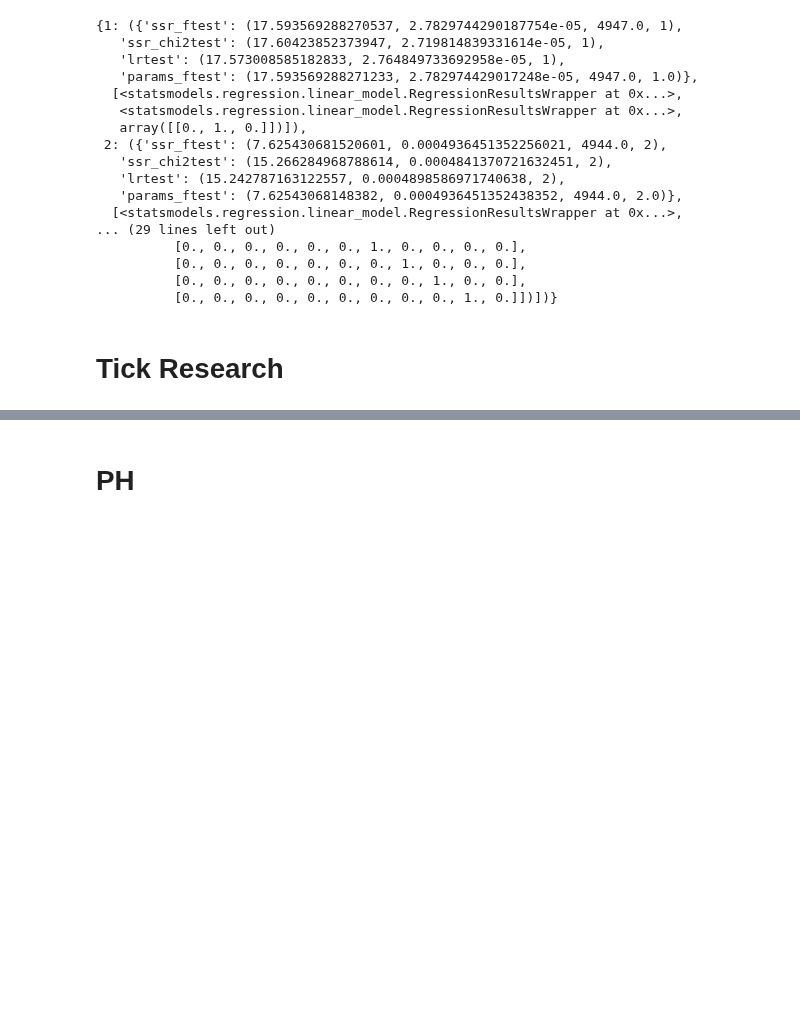
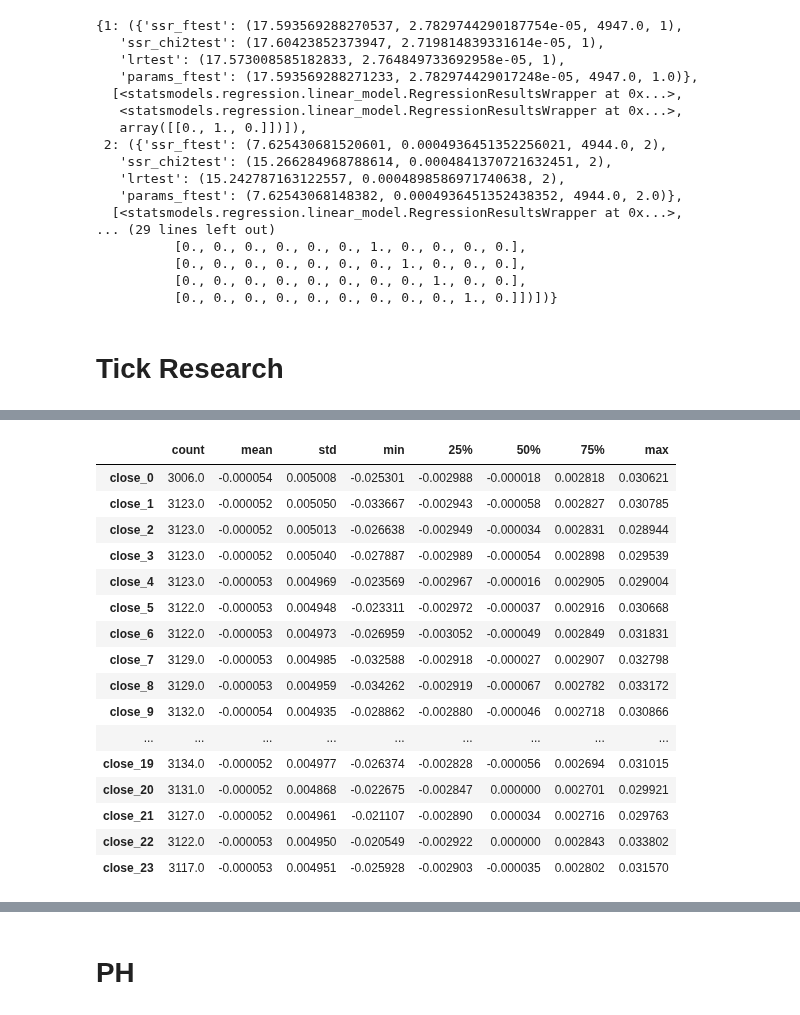
Before and after one commit to aliquid-novi/Strategies, a Jupyter notebook: lets get it/General Research.ipynb, the cells around one changed output, grey strips where cells are left out. Cells and saved outputs as stored; diff of their text form; code cells hidden in the pictures; blank space fills up the shorter version.

```diff
--- a/lets get it/General Research.ipynb
+++ b/lets get it/General Research.ipynb
@@ -944,0 +965,2 @@ parameter F test:         F=4.8634  , p=0.0002  , df_denom=4935, df_num=5
+# %%
+EURUSD['datetime'] = pd.to_datetime(EURUSD.index)
@@ -944,0 +984,39 @@ parameter F test:         F=4.8634  , p=0.0002  , df_denom=4935, df_num=5
+# %%
+# Extract the hour from the datetime
+EURUSD['hour'] = EURUSD['datetime'].dt.hour
+
+# Create a dictionary to hold each hour's DataFrame
+hourly_dfs = {}
+
+# Group by the hour and store each group
+for hour, group in EURUSD.groupby('hour'):
+    hourly_dfs[hour] = group
+# %%
+combined_df = pd.DataFrame()
+# %%
+for hour in hourly_dfs.keys():
+    # print(hour)
+    df = pd.DataFrame(hourly_dfs[hour]['close'].pct_change().describe())
+    df = df.rename(columns = {'close' : f'close_{hour}'})
+    combined_df = pd.concat([combined_df, df], axis = 1)
+combined_df = combined_df.T
+# %%
+combined_df
+# %% [output]
+|  | count | mean | std | min | 25% | 50% | 75% | max |
+| close_0 | 3006.0 | -0.000054 | 0.005008 | -0.025301 | -0.002988 | -0.000018 | 0.002818 | 0.030621 |
+| close_1 | 3123.0 | -0.000052 | 0.005050 | -0.033667 | -0.002943 | -0.000058 | 0.002827 | 0.030785 |
+| close_2 | 3123.0 | -0.000052 | 0.005013 | -0.026638 | -0.002949 | -0.000034 | 0.002831 | 0.028944 |
+| close_3 | 3123.0 | -0.000052 | 0.005040 | -0.027887 | -0.002989 | -0.000054 | 0.002898 | 0.029539 |
+| close_4 | 3123.0 | -0.000053 | 0.004969 | -0.023569 | -0.002967 | -0.000016 | 0.002905 | 0.029004 |
+| close_5 | 3122.0 | -0.000053 | 0.004948 | -0.023311 | -0.002972 | -0.000037 | 0.002916 | 0.030668 |
+| close_6 | 3122.0 | -0.000053 | 0.004973 | -0.026959 | -0.003052 | -0.000049 | 0.002849 | 0.031831 |
+| close_7 | 3129.0 | -0.000053 | 0.004985 | -0.032588 | -0.002918 | -0.000027 | 0.002907 | 0.032798 |
+| close_8 | 3129.0 | -0.000053 | 0.004959 | -0.034262 | -0.002919 | -0.000067 | 0.002782 | 0.033172 |
+| close_9 | 3132.0 | -0.000054 | 0.004935 | -0.028862 | -0.002880 | -0.000046 | 0.002718 | 0.030866 |
+| ... | ... | ... | ... | ... | ... | ... | ... | ... |
+| close_19 | 3134.0 | -0.000052 | 0.004977 | -0.026374 | -0.002828 | -0.000056 | 0.002694 | 0.031015 |
+| close_20 | 3131.0 | -0.000052 | 0.004868 | -0.022675 | -0.002847 | 0.000000 | 0.002701 | 0.029921 |
+| close_21 | 3127.0 | -0.000052 | 0.004961 | -0.021107 | -0.002890 | 0.000034 | 0.002716 | 0.029763 |
+| close_22 | 3122.0 | -0.000053 | 0.004950 | -0.020549 | -0.002922 | 0.000000 | 0.002843 | 0.033802 |
+| close_23 | 3117.0 | -0.000053 | 0.004951 | -0.025928 | -0.002903 | -0.000035 | 0.002802 | 0.031570 |
```
Also changed, not shown: parts of 5 cells of this notebook, 16 other files.
